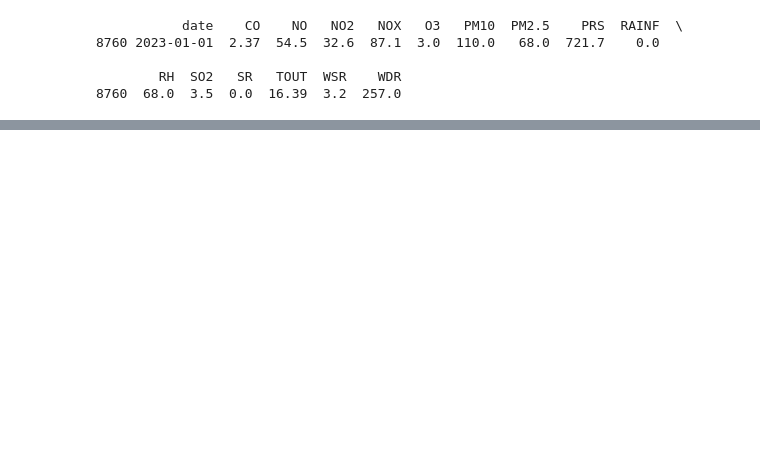
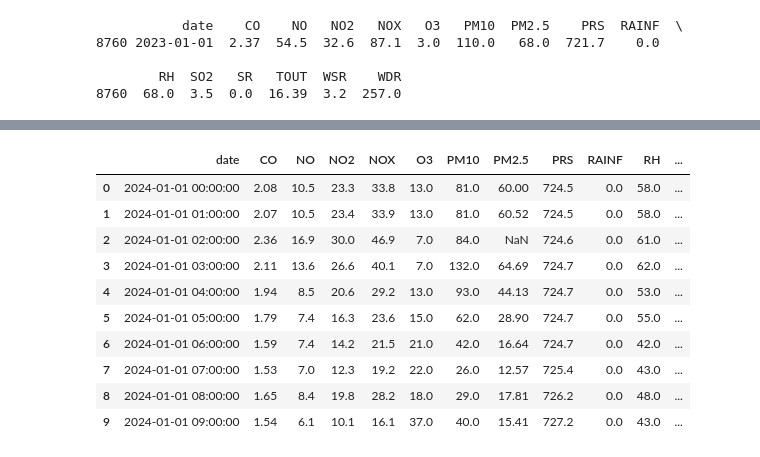
Before and after one commit to julesbw/MA2003B-Reto, a Jupyter notebook: notebooks/nb1.ipynb, the cells around one changed output, grey strips where cells are left out. Saved outputs shown, nothing was run; the diff lists cells and outputs as text; code cells hidden in the pictures; blank space fills up the shorter version.

```diff
--- a/notebooks/nb1.ipynb
+++ b/notebooks/nb1.ipynb
@@ -129,0 +466,2 @@ datos_23_24_reg = unir_dataframes_con_clave(datos_23_24)
+# %%
+datos_24 = pd.read_excel('../datos/BD 2024.xlsx',sheet_name=None)
@@ -129,0 +472,3 @@ datos_23_24_reg = unir_dataframes_con_clave(datos_23_24)
+# %%
+datos_24_reg = unir_dataframes_con_clave(datos_24)
+datos_24_reg.head(10)
@@ -129,0 +527,36 @@ datos_23_24_reg = unir_dataframes_con_clave(datos_23_24)
+# %%
+import re
+datos_24_reg['region'] = datos_24_reg['region'].str.strip()
+datos_24_reg['region'] = datos_24_reg['region'].replace({
+"CE":"CENTRO",
+"NE":"NORESTE" ,
+"NE2":"NORESTE2",
+"NE3":"NORESTE3",
+"NO":"NOROESTE",
+"NO2":"NOROESTE2",
+"NO3":"NOROESTE3",
+"NTE":"NORTE" ,
+"NTE2":"NORTE2" ,
+"SE":"SURESTE" ,
+"SE2":"SURESTE2",
+"SE3":"SURESTE3",
+"SO":"SUROESTE",
+"SO2":"SUROESTE2",
+"SUR":"SUR",
+})
+datos_24_reg.columns = datos_24_reg.columns.str.replace(r"\s*\([^)]*\)", "", regex=True)
+datos_24_reg = datos_24_reg.rename(columns={"Fecha y hora": "date"})
+# %%
+datos_24_reg.head(10)
+# %% [output]
+|  | date | CO | NO | NO2 | NOX | O3 | PM10 | PM2.5 | PRS | RAINF | RH | ... |
+| 0 | 2024-01-01 00:00:00 | 2.08 | 10.5 | 23.3 | 33.8 | 13.0 | 81.0 | 60.00 | 724.5 | 0.0 | 58.0 | ... |
+| 1 | 2024-01-01 01:00:00 | 2.07 | 10.5 | 23.4 | 33.9 | 13.0 | 81.0 | 60.52 | 724.5 | 0.0 | 58.0 | ... |
+| 2 | 2024-01-01 02:00:00 | 2.36 | 16.9 | 30.0 | 46.9 | 7.0 | 84.0 | NaN | 724.6 | 0.0 | 61.0 | ... |
+| 3 | 2024-01-01 03:00:00 | 2.11 | 13.6 | 26.6 | 40.1 | 7.0 | 132.0 | 64.69 | 724.7 | 0.0 | 62.0 | ... |
+| 4 | 2024-01-01 04:00:00 | 1.94 | 8.5 | 20.6 | 29.2 | 13.0 | 93.0 | 44.13 | 724.7 | 0.0 | 53.0 | ... |
+| 5 | 2024-01-01 05:00:00 | 1.79 | 7.4 | 16.3 | 23.6 | 15.0 | 62.0 | 28.90 | 724.7 | 0.0 | 55.0 | ... |
+| 6 | 2024-01-01 06:00:00 | 1.59 | 7.4 | 14.2 | 21.5 | 21.0 | 42.0 | 16.64 | 724.7 | 0.0 | 42.0 | ... |
+| 7 | 2024-01-01 07:00:00 | 1.53 | 7.0 | 12.3 | 19.2 | 22.0 | 26.0 | 12.57 | 725.4 | 0.0 | 43.0 | ... |
+| 8 | 2024-01-01 08:00:00 | 1.65 | 8.4 | 19.8 | 28.2 | 18.0 | 29.0 | 17.81 | 726.2 | 0.0 | 48.0 | ... |
+| 9 | 2024-01-01 09:00:00 | 1.54 | 6.1 | 10.1 | 16.1 | 37.0 | 40.0 | 15.41 | 727.2 | 0.0 | 43.0 | ... |
```
Also changed, not shown: parts of 40 cells of this notebook, 1 other file.
